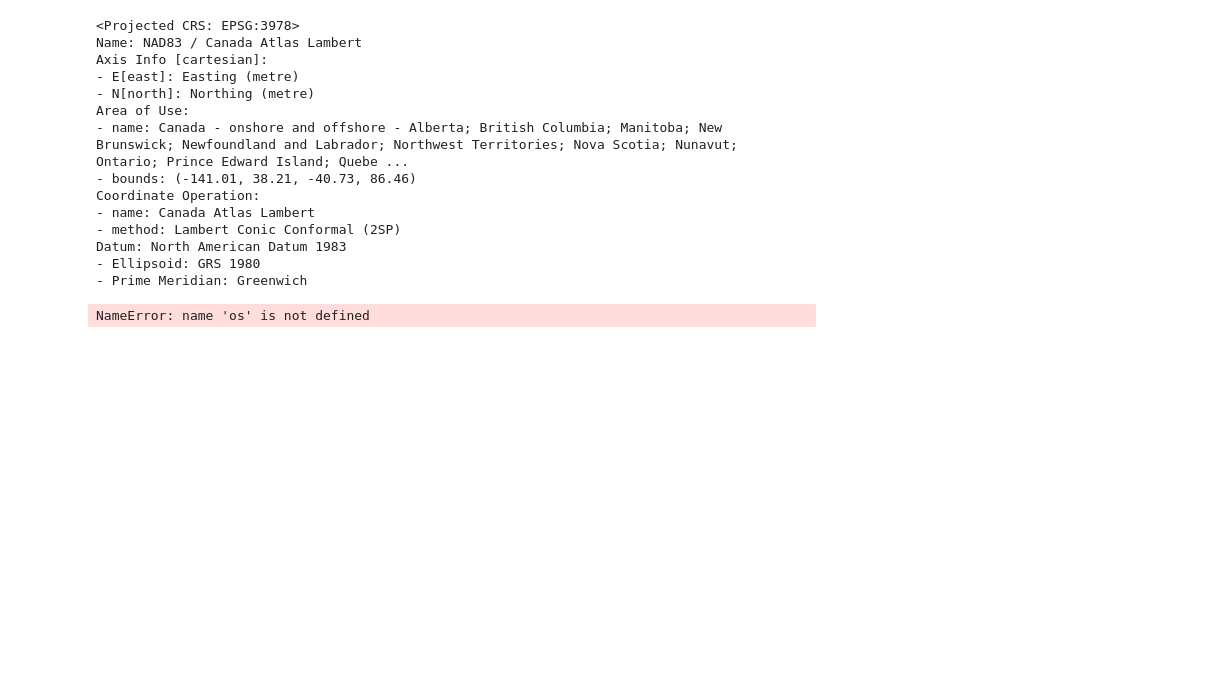
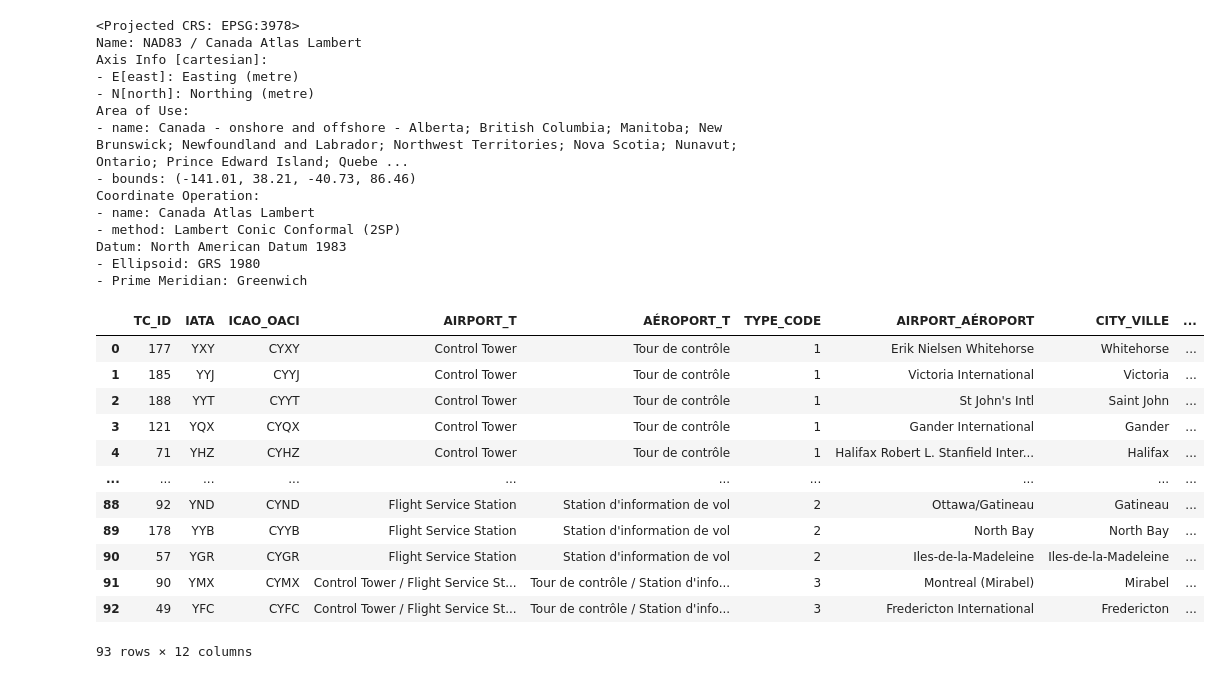
Before and after one commit to CarolinaPUCP/canadageorepo, a Jupyter notebook: CANADA_2.ipynb, the cells around one changed output. Cells and saved outputs as stored; diff of their text form; code cells hidden in the pictures; blank space fills up the shorter version.

```diff
--- a/CANADA_2.ipynb
+++ b/CANADA_2.ipynb
@@ -157,10 +157,21 @@ Datum: North American Datum 1983
 # 3. Save the layer.
 # %%
 import pandas as pd
-infosalud=pd.read_csv(os.path.join("data","odhf_v1.1.csv"))
+import os
 
-# see
-
-infosalud
+infoavion= pd.read_csv(os.path.join("data", "Airports_Aeroports.csv"), encoding='latin1')
+infoavion
 # %% [output]
+|  | TC_ID | IATA | ICAO_OACI | AIRPORT_T | AÉROPORT_T | TYPE_CODE | AIRPORT_AÉROPORT | CITY_VILLE | ... |
+| 0 | 177 | YXY | CYXY | Control Tower | Tour de contrôle | 1 | Erik Nielsen Whitehorse | Whitehorse | ... |
+| 1 | 185 | YYJ | CYYJ | Control Tower | Tour de contrôle | 1 | Victoria International | Victoria | ... |
+| 2 | 188 | YYT | CYYT | Control Tower | Tour de contrôle | 1 | St John's Intl | Saint John | ... |
+| 3 | 121 | YQX | CYQX | Control Tower | Tour de contrôle | 1 | Gander International | Gander | ... |
+| 4 | 71 | YHZ | CYHZ | Control Tower | Tour de contrôle | 1 | Halifax Robert L. Stanfield Inter... | Halifax | ... |
+| ... | ... | ... | ... | ... | ... | ... | ... | ... | ... |
+| 88 | 92 | YND | CYND | Flight Service Station | Station d'information de vol | 2 | Ottawa/Gatineau | Gatineau | ... |
+| 89 | 178 | YYB | CYYB | Flight Service Station | Station d'information de vol | 2 | North Bay | North Bay | ... |
+| 90 | 57 | YGR | CYGR | Flight Service Station | Station d'information de vol | 2 | Iles-de-la-Madeleine | Iles-de-la-Madeleine | ... |
+| 91 | 90 | YMX | CYMX | Control Tower / Flight Service St... | Tour de contrôle / Station d'info... | 3 | Montreal (Mirabel) | Mirabel | ... |
+| 92 | 49 | YFC | CYFC | Control Tower / Flight Service St... | Tour de contrôle / Station d'info... | 3 | Fredericton International | Fredericton | ... |
-NameError: name 'os' is not defined
+93 rows × 12 columns
```
Also changed, not shown: parts of 5 cells of this notebook, 1 other file.
